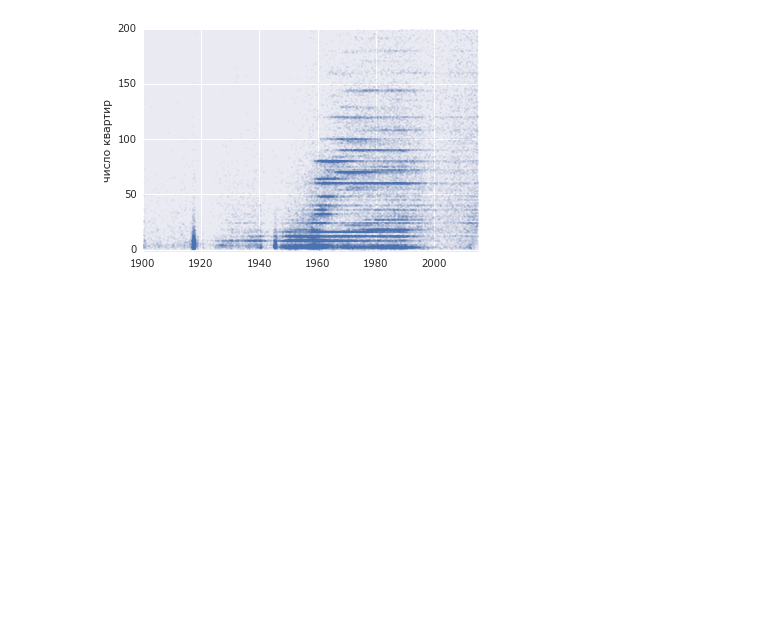
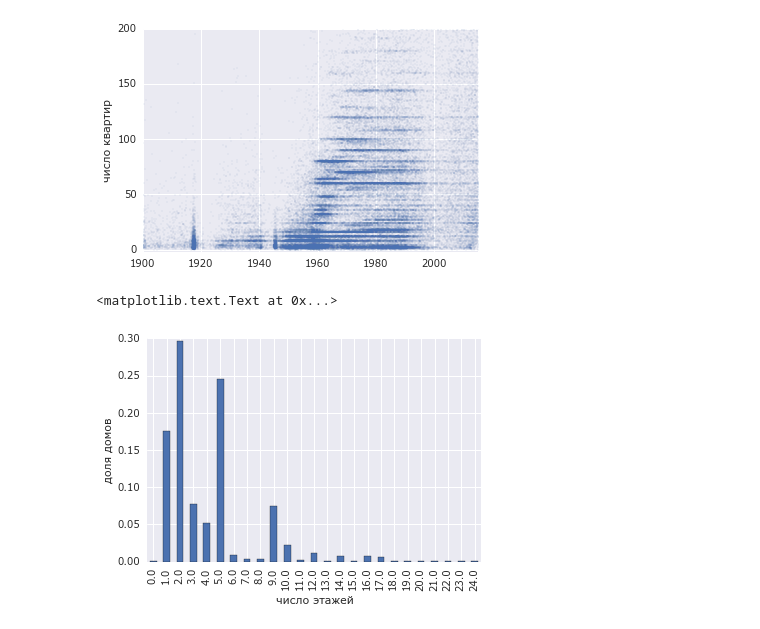
Before and after one commit to kuk/analyze-reformagkh, a Jupyter notebook: notes.ipynb, the cells around one changed output. Cells and saved outputs as stored; diff of their text form; code cells hidden in the pictures; blank space fills up the shorter version.

```diff
--- a/notes.ipynb
+++ b/notes.ipynb
@@ -41,0 +70,13 @@ dump_data(profiles)
+# %%
+table = pd.read_csv('dump.csv')
+# %%
+view = table[table.floors < 25]
+view = view.floors.value_counts()
+view = view.div(view.sum())
+fig, ax = plt.subplots()
+view.sort_index().plot(kind='bar', ax=ax)
+ax.set_xlabel(u'число этажей')
+ax.set_ylabel(u'доля домов')
+# %% [output]
+<matplotlib.text.Text at 0x...>
+[figure, added]
```
Also changed, not shown: parts of 3 cells of this notebook.
